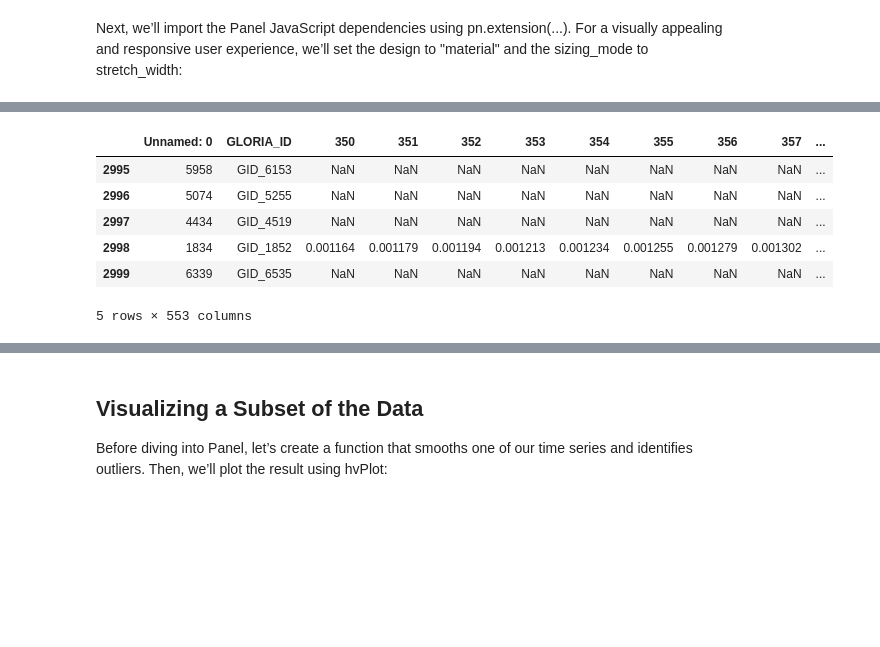
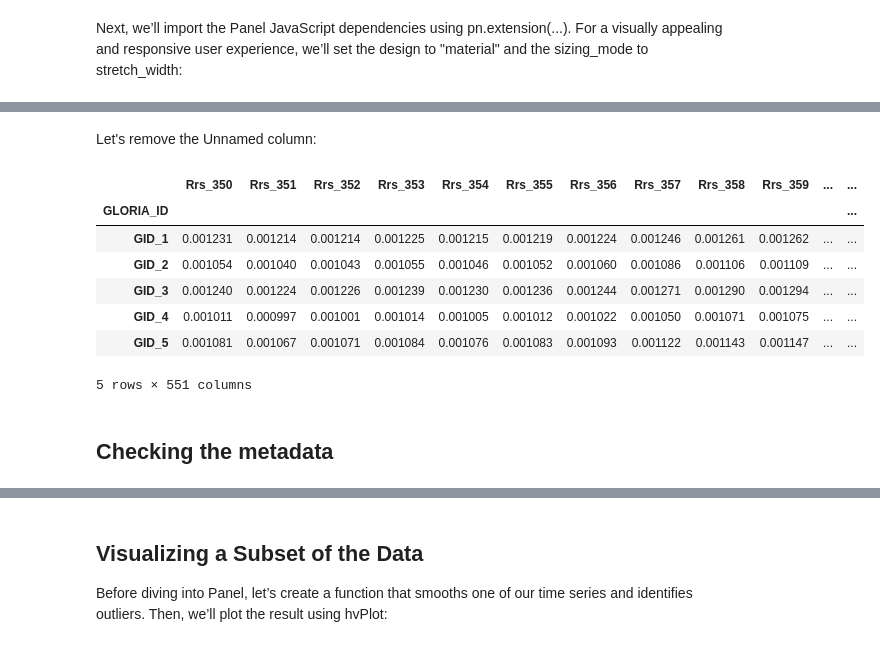
Before and after one commit to ials/VITALS, a Jupyter notebook: books/myfirstbook/_build/jupyter_execute/notebooks.ipynb, the cells around one changed output, grey strips where cells are left out. Saved outputs shown, nothing was run; the diff lists cells and outputs as text; code cells hidden in the pictures; blank space fills up the shorter version.

```diff
--- a/books/myfirstbook/_build/jupyter_execute/notebooks.ipynb
+++ b/books/myfirstbook/_build/jupyter_execute/notebooks.ipynb
@@ -58,4 +64,10 @@ CSV_FILE2 = (
 # %%
-data = pd.read_csv(CSV_FILE2)
+# Reading three datasets
+dt1 = pd.read_csv(CSVFILE1, index_col="GLORIA_ID")
+dt2 = pd.read_csv(CSVFILE2, index_col="GLORIA_ID")
+dt3 = pd.read_csv(CSVFILE3, index_col="GLORIA_ID")
 # %%
-data.tail()
+# Ignore if you read a single dataset
+# Concatenating three data frames
+frames = [dt1, dt2, dt3]
+data = pd.concat(frames, ignore_index=False)
@@ -70,13 +89,23 @@ data.tail()
+# %% [markdown]
+Let's remove the Unnamed column:
+# %%
+# Removing unnamed columns using drop function
+data.drop(data.columns[data.columns.str.contains(
+    'unnamed', case=False)], axis=1, inplace=True)
 # %%
-data.columns = data.columns.str.replace('Rrs_', '')
+#Uncomment in case you need to replace column names
+#data.columns = data.columns.str.replace('Rrs_', '')
 # %%
-data.tail()
+data.head()
 # %% [output]
-|  | Unnamed: 0 | GLORIA_ID | 350 | 351 | 352 | 353 | 354 | 355 | 356 | 357 | ... |
-| 2995 | 5958 | GID_6153 | NaN | NaN | NaN | NaN | NaN | NaN | NaN | NaN | ... |
-| 2996 | 5074 | GID_5255 | NaN | NaN | NaN | NaN | NaN | NaN | NaN | NaN | ... |
-| 2997 | 4434 | GID_4519 | NaN | NaN | NaN | NaN | NaN | NaN | NaN | NaN | ... |
-| 2998 | 1834 | GID_1852 | 0.001164 | 0.001179 | 0.001194 | 0.001213 | 0.001234 | 0.001255 | 0.001279 | 0.001302 | ... |
-| 2999 | 6339 | GID_6535 | NaN | NaN | NaN | NaN | NaN | NaN | NaN | NaN | ... |
+|  | Rrs_350 | Rrs_351 | Rrs_352 | Rrs_353 | Rrs_354 | Rrs_355 | Rrs_356 | Rrs_357 | Rrs_358 | Rrs_359 | ... | ... |
+| GLORIA_ID |  |  |  |  |  |  |  |  |  |  |  | ... |
+| GID_1 | 0.001231 | 0.001214 | 0.001214 | 0.001225 | 0.001215 | 0.001219 | 0.001224 | 0.001246 | 0.001261 | 0.001262 | ... | ... |
+| GID_2 | 0.001054 | 0.001040 | 0.001043 | 0.001055 | 0.001046 | 0.001052 | 0.001060 | 0.001086 | 0.001106 | 0.001109 | ... | ... |
+| GID_3 | 0.001240 | 0.001224 | 0.001226 | 0.001239 | 0.001230 | 0.001236 | 0.001244 | 0.001271 | 0.001290 | 0.001294 | ... | ... |
+| GID_4 | 0.001011 | 0.000997 | 0.001001 | 0.001014 | 0.001005 | 0.001012 | 0.001022 | 0.001050 | 0.001071 | 0.001075 | ... | ... |
+| GID_5 | 0.001081 | 0.001067 | 0.001071 | 0.001084 | 0.001076 | 0.001083 | 0.001093 | 0.001122 | 0.001143 | 0.001147 | ... | ... |
-5 rows × 553 columns
+5 rows × 551 columns
+# %% [markdown]
+## Checking the metadata
 # %%
```
Also changed, not shown: parts of 28 cells of this notebook, 7 other files.
